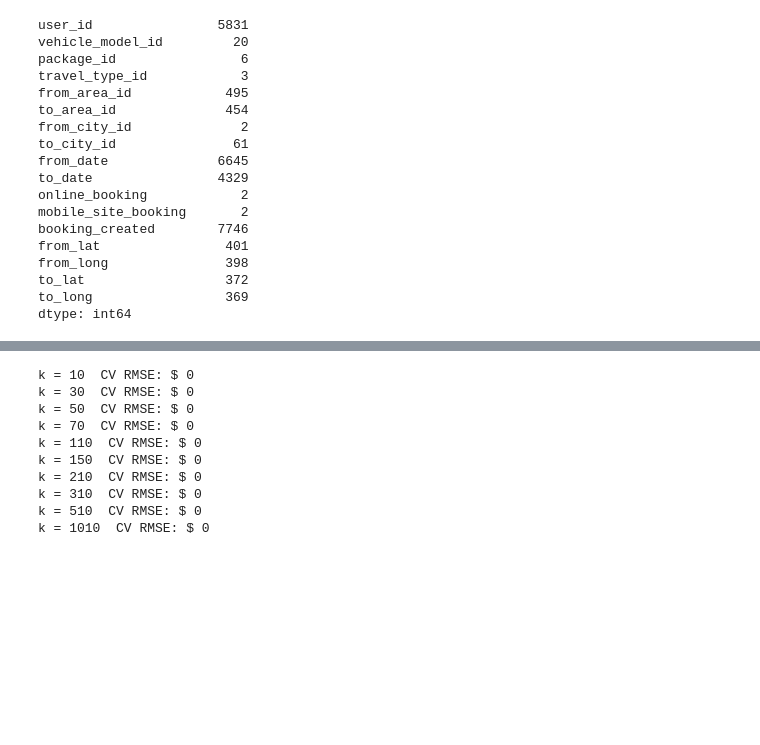
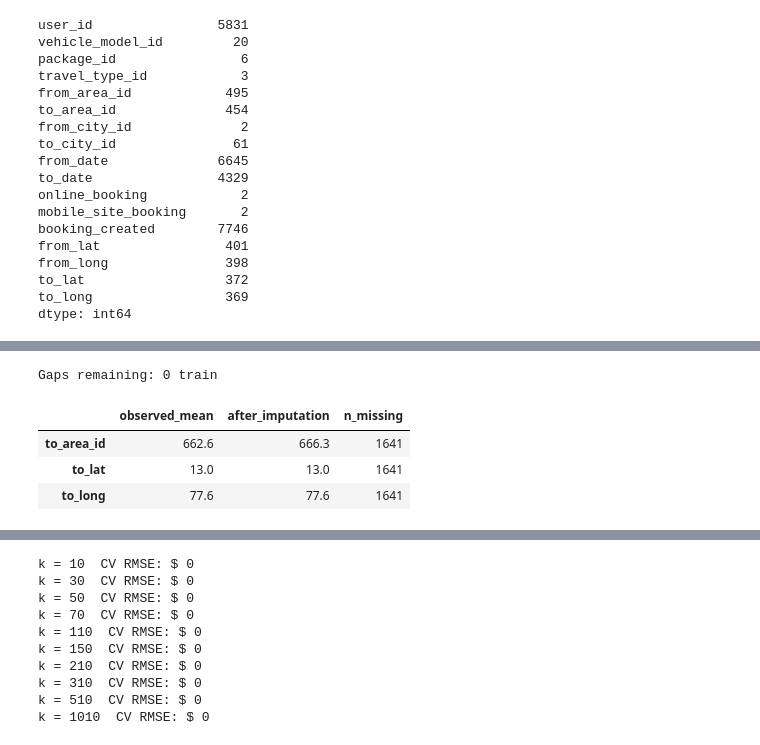
Before and after one commit to mjp370/OPAN-6602_Project_2, a Jupyter notebook: Project_2_MP_Analysis.ipynb, the cells around one changed output, grey strips where cells are left out. Saved outputs shown, nothing was run; the diff lists cells and outputs as text; code cells hidden in the pictures; blank space fills up the shorter version.

Commit message:
Imputation Complete on train set

```diff
--- a/Project_2_MP_Analysis.ipynb
+++ b/Project_2_MP_Analysis.ipynb
@@ -304,0 +388,30 @@ dtype: int64
+# %%
+prep = make_pipeline(StandardScaler(), KNNImputer(n_neighbors=70))
+prep.fit(X_train)
+
+Z_train = pd.DataFrame(prep.transform(X_train), columns=X_train.columns, index=X_train.index)
+# Z_test = pd.DataFrame(prep.transform(X_test), columns=X.columns, index=X_test.index)
+
+print("Gaps remaining:", int(Z_train.isna().sum().sum()), "train")
+      # int(Z_test.isna().sum().sum()), "test")
+# %% [output]
+Gaps remaining: 0 train
+# %%
+scaler = prep.named_steps['standardscaler']
+
+filled_train = pd.DataFrame(scaler.inverse_transform(Z_train),
+                            columns=X_train.columns, index=X_train.index)
+
+check = pd.DataFrame({
+    'observed_mean': X_train.mean().round(1),
+    'after_imputation': filled_train.mean().round(1),
+    'n_missing': X_train.isna().sum(),
+})
+
+
+check.loc[check['n_missing'] > 0]
+# %% [output]
+|  | observed_mean | after_imputation | n_missing |
+| to_area_id | 662.6 | 666.3 | 1641 |
+| to_lat | 13.0 | 13.0 | 1641 |
+| to_long | 77.6 | 77.6 | 1641 |
```
Also changed, not shown: parts of 10 cells of this notebook.
